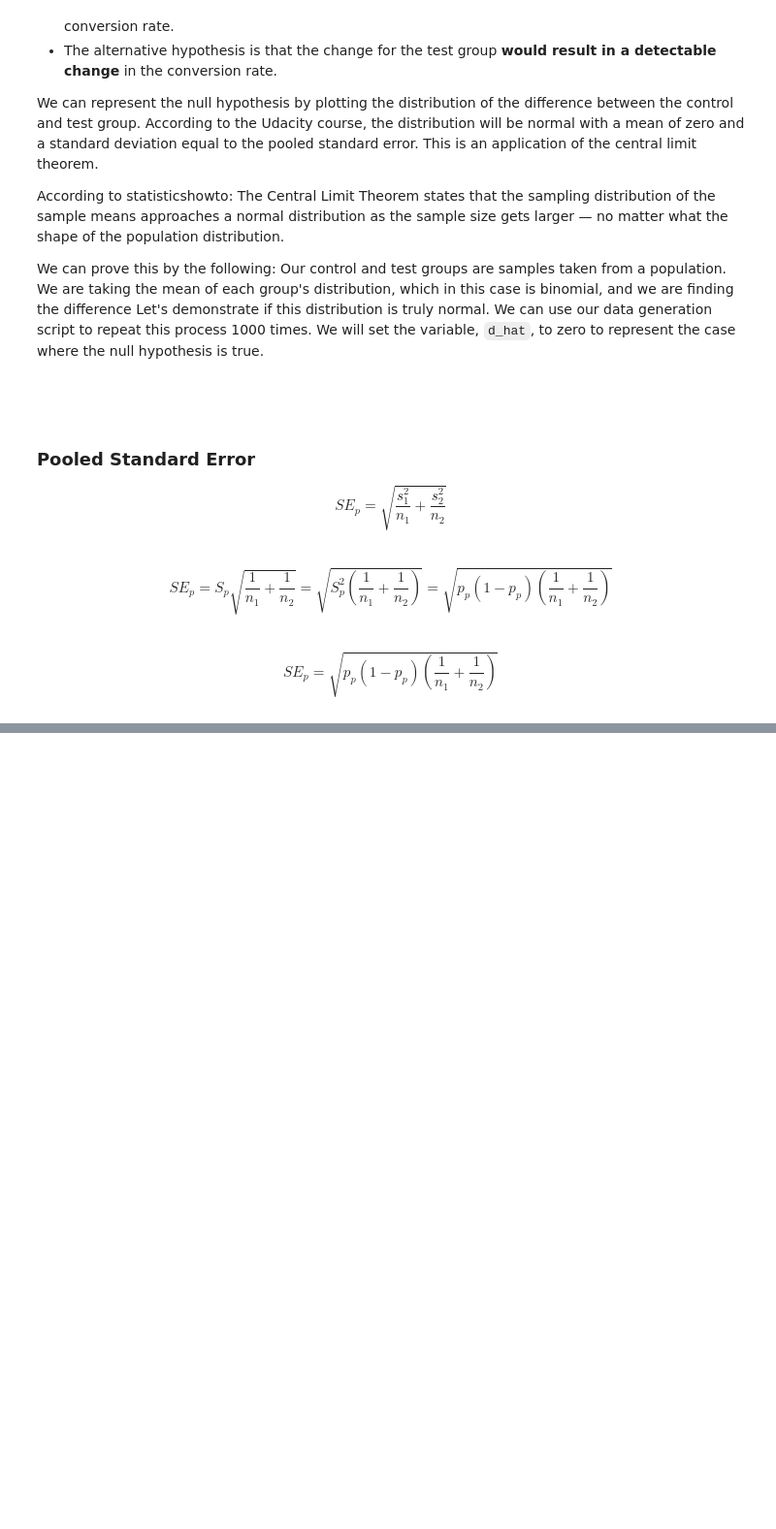
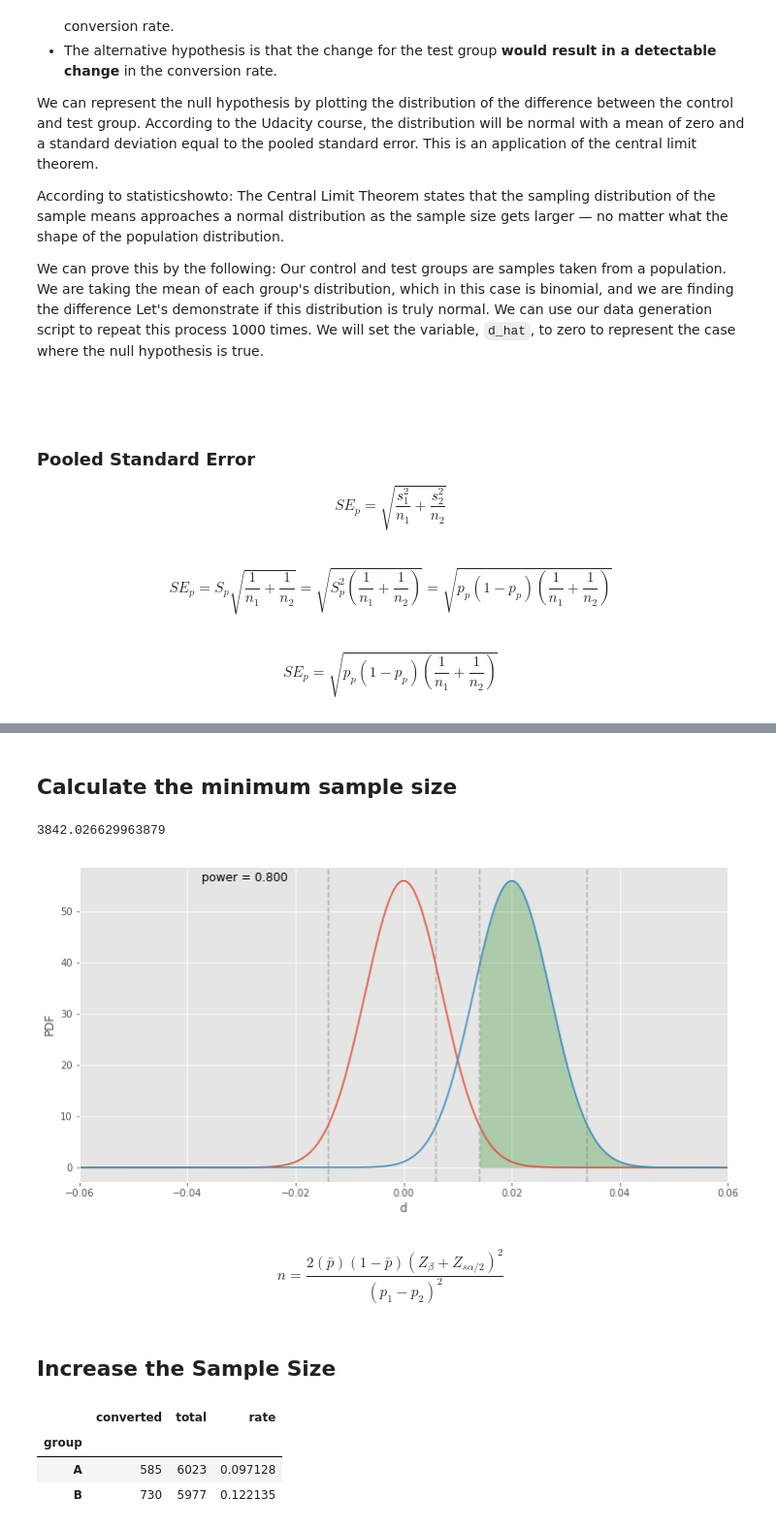
Before and after one commit to mnguyenngo/ab-framework, a Jupyter notebook: notebooks/Walkthrough.ipynb, the cells around one changed output, grey strips where cells are left out. Shown at 97% size. Saved outputs shown, nothing was run; the diff lists cells and outputs as text; code cells hidden in the pictures; blank space fills up the shorter version.

```diff
--- a/notebooks/Walkthrough.ipynb
+++ b/notebooks/Walkthrough.ipynb
@@ -299,0 +305,14 @@ abplot(n, bcr, d_hat, show_power=True)
+# %% [markdown]
+## Calculate the minimum sample size
+# %%
+min_sample_size(p_A, 0.02)
+# %% [output]
+3842.026629963879
+# %%
+abplot(3843, 3843, 0.10, 0.02, show_power=True)
+# %% [output]
+[figure, added]
+# %% [markdown]
+$$ n = \frac{2(\bar{p})(1-\bar{p})(Z_\beta + Z_{s\alpha/2})^2}{(p_1 - p_2)^2} $$
+# %% [markdown]
+## Increase the Sample Size
@@ -299,0 +331,7 @@ abplot(n, bcr, d_hat, show_power=True)
+# %%
+ab_summary
+# %% [output]
+|  | converted | total | rate |
+| group |  |  |  |
+| A | 585 | 6023 | 0.097128 |
+| B | 730 | 5977 | 0.122135 |
```
Also changed, not shown: parts of 28 cells of this notebook, 2 other files.
